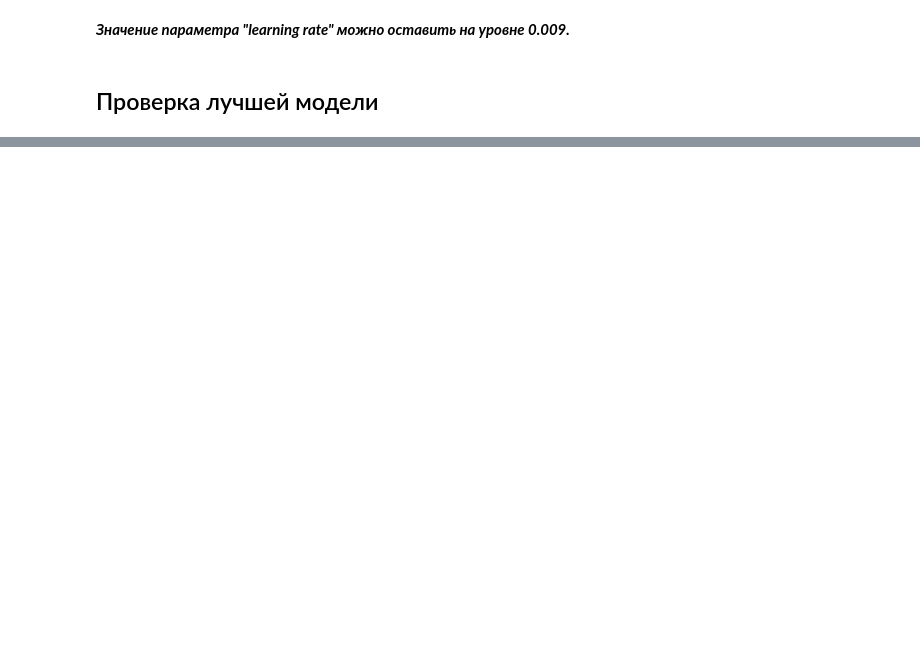
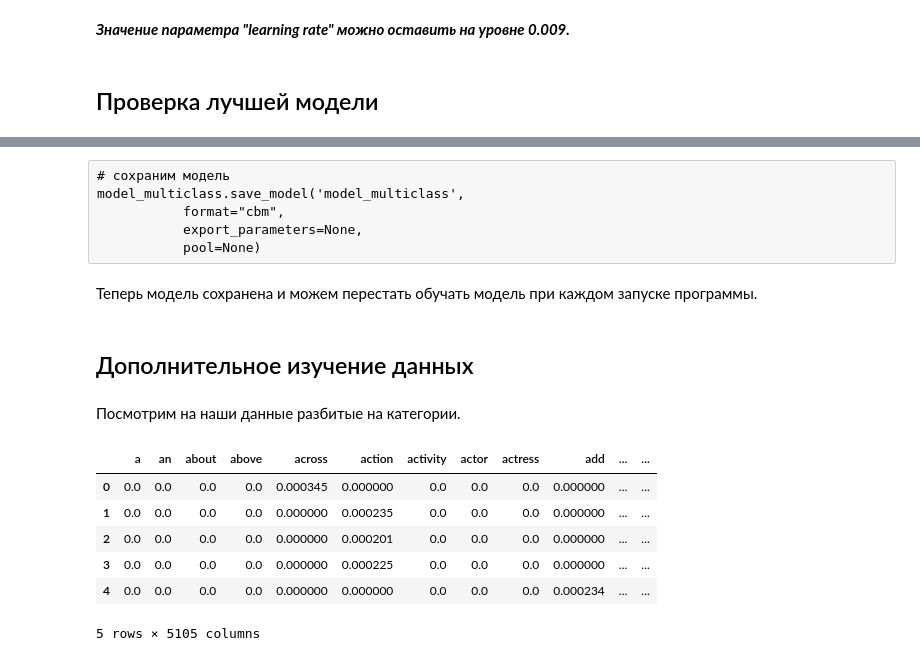
Before and after one commit to Apocalypto2012/English_levels, a Jupyter notebook: English_levels.ipynb, the cells around one changed output, grey strips where cells are left out. Saved outputs shown, nothing was run; the diff lists cells and outputs as text; code cells hidden in the pictures; blank space fills up the shorter version.

```diff
--- a/English_levels.ipynb
+++ b/English_levels.ipynb
@@ -242,12 +272,0 @@ list_files = [remove_symbol(file,['Subtitles/', '.srt']) for file in list_files]
-# %%
-%%time
-
-# сформируем фрейм данных с частотами повторений слов
-data = text_markup('Subtitles/', united)
-# добавим в фрейм поле с названиями фильмов
-data['Movie'] = list_files
-
-# объединим фреймы "сложность фильмов" и "частоты повторений слов"
-data = data.merge(movies_levels, how='left', on='Movie')
-
-display(data.head(5))
@@ -279,3 +272,0 @@ Length: 5107, dtype: int64
-# %%
-# удалим строки с пропущенными значениями целевых признаков
-data = data.dropna()
@@ -379,0 +484,30 @@ print('Качество модели по метрике F1:', scoring_f1)
+# %% [raw]
+# сохраним модель
+model_multiclass.save_model('model_multiclass',
+           format="cbm",
+           export_parameters=None,
+           pool=None)
+# %% [markdown]
+Теперь модель сохранена и можем перестать обучать модель при каждом запуске программы.
+# %% [markdown]
+## Дополнительное изучение данных
+# %% [markdown]
+Посмотрим на наши данные разбитые на категории.
+# %%
+# Уберём из данных лишние поля
+new_data = data.drop(['Movie', 'id'], axis=1)
+# %%
+# объявим массив, который будет содержать усреднённые значения для каждой категории
+mean_cat = []
+# разделим данные на срезы по категориям
+for cat in new_data['Level'].unique():
+    mean_cat.append(new_data.query('Level == @cat').mean())
+new_data.head(5)
+# %% [output]
+|  | a | an | about | above | across | action | activity | actor | actress | add | ... | ... |
+| 0 | 0.0 | 0.0 | 0.0 | 0.0 | 0.000345 | 0.000000 | 0.0 | 0.0 | 0.0 | 0.000000 | ... | ... |
+| 1 | 0.0 | 0.0 | 0.0 | 0.0 | 0.000000 | 0.000235 | 0.0 | 0.0 | 0.0 | 0.000000 | ... | ... |
+| 2 | 0.0 | 0.0 | 0.0 | 0.0 | 0.000000 | 0.000201 | 0.0 | 0.0 | 0.0 | 0.000000 | ... | ... |
+| 3 | 0.0 | 0.0 | 0.0 | 0.0 | 0.000000 | 0.000225 | 0.0 | 0.0 | 0.0 | 0.000000 | ... | ... |
+| 4 | 0.0 | 0.0 | 0.0 | 0.0 | 0.000000 | 0.000000 | 0.0 | 0.0 | 0.0 | 0.000234 | ... | ... |
+5 rows × 5105 columns
```
Also changed, not shown: parts of 27 cells of this notebook.
